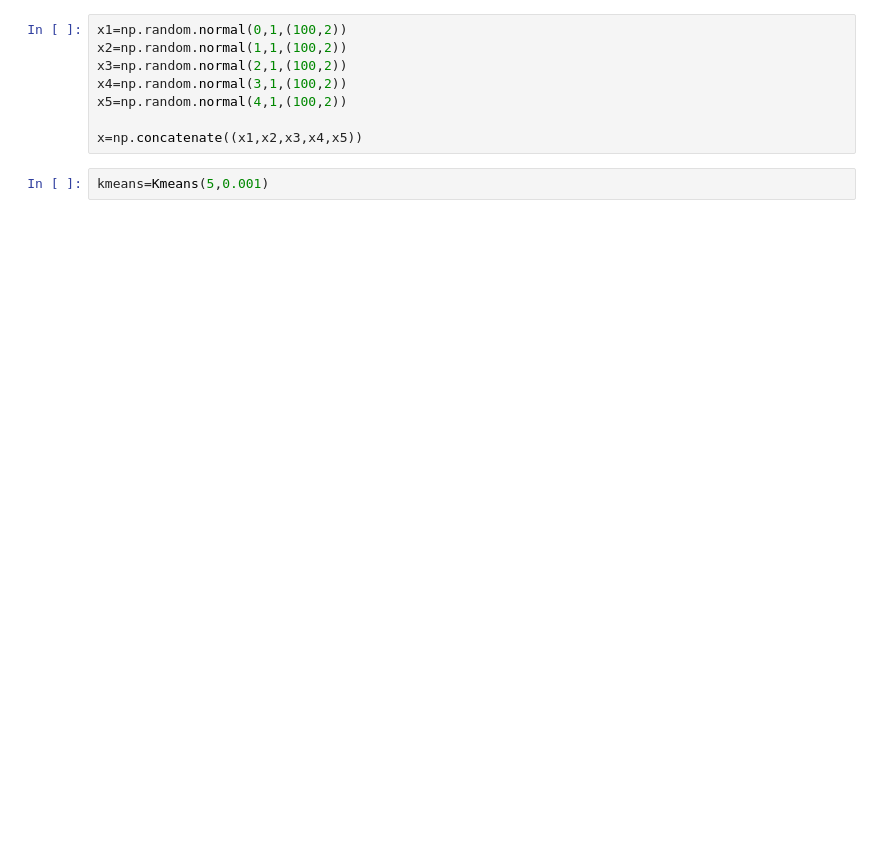
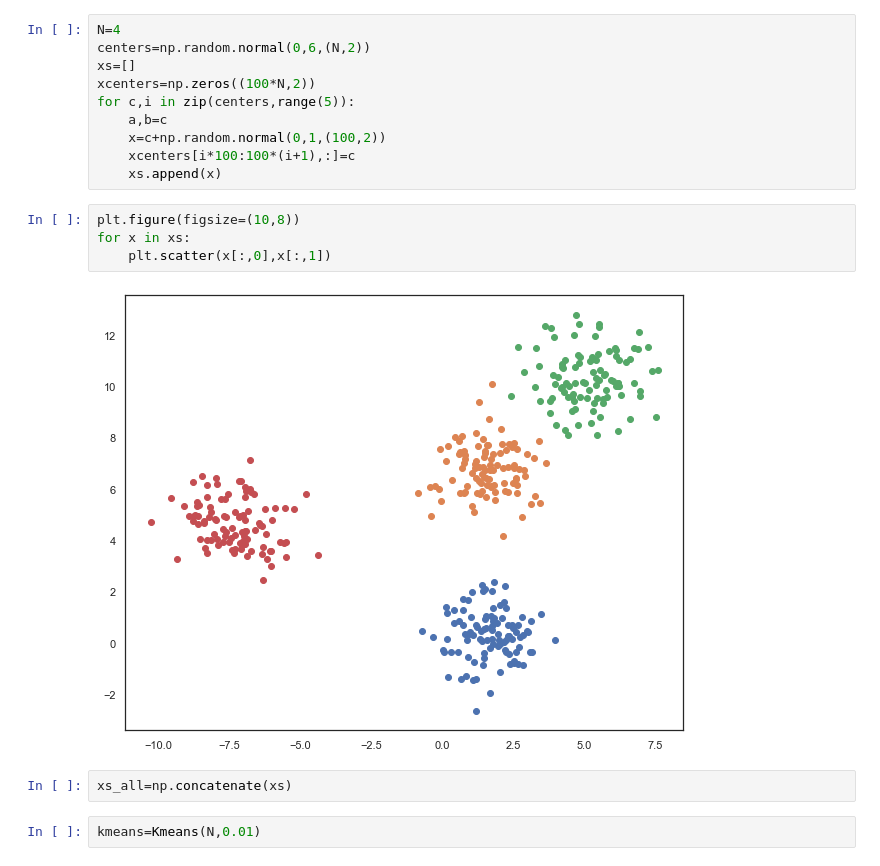
Before and after one commit to joaomvg/machine-learning-algorithms, a Jupyter notebook: Kmeans.ipynb, the cells around one changed output. Drawn from its saved outputs; the diff is of its cells as text; blank space fills up the shorter version.

Commit message:
kmeans algorithm

```diff
--- a/Kmeans.ipynb
+++ b/Kmeans.ipynb
@@ -55,11 +65,21 @@ class Kmeans:
-# %%
-x1=np.random.normal(0,1,(100,2))
-x2=np.random.normal(1,1,(100,2))
-x3=np.random.normal(2,1,(100,2))
-x4=np.random.normal(3,1,(100,2))
-x5=np.random.normal(4,1,(100,2))
-
-x=np.concatenate((x1,x2,x3,x4,x5))
+# %%
+N=4
+centers=np.random.normal(0,6,(N,2))
+xs=[]
+xcenters=np.zeros((100*N,2))
+for c,i in zip(centers,range(5)):
+    a,b=c
+    x=c+np.random.normal(0,1,(100,2))
+    xcenters[i*100:100*(i+1),:]=c
+    xs.append(x)
+# %%
+plt.figure(figsize=(10,8))
+for x in xs:
+    plt.scatter(x[:,0],x[:,1])
+# %% [output]
+[figure, added]
+# %%
+xs_all=np.concatenate(xs)
 # %%
-kmeans=Kmeans(5,0.001)
+kmeans=Kmeans(N,0.01)
 # %%
```
Also changed, not shown: parts of 9 cells of this notebook.
